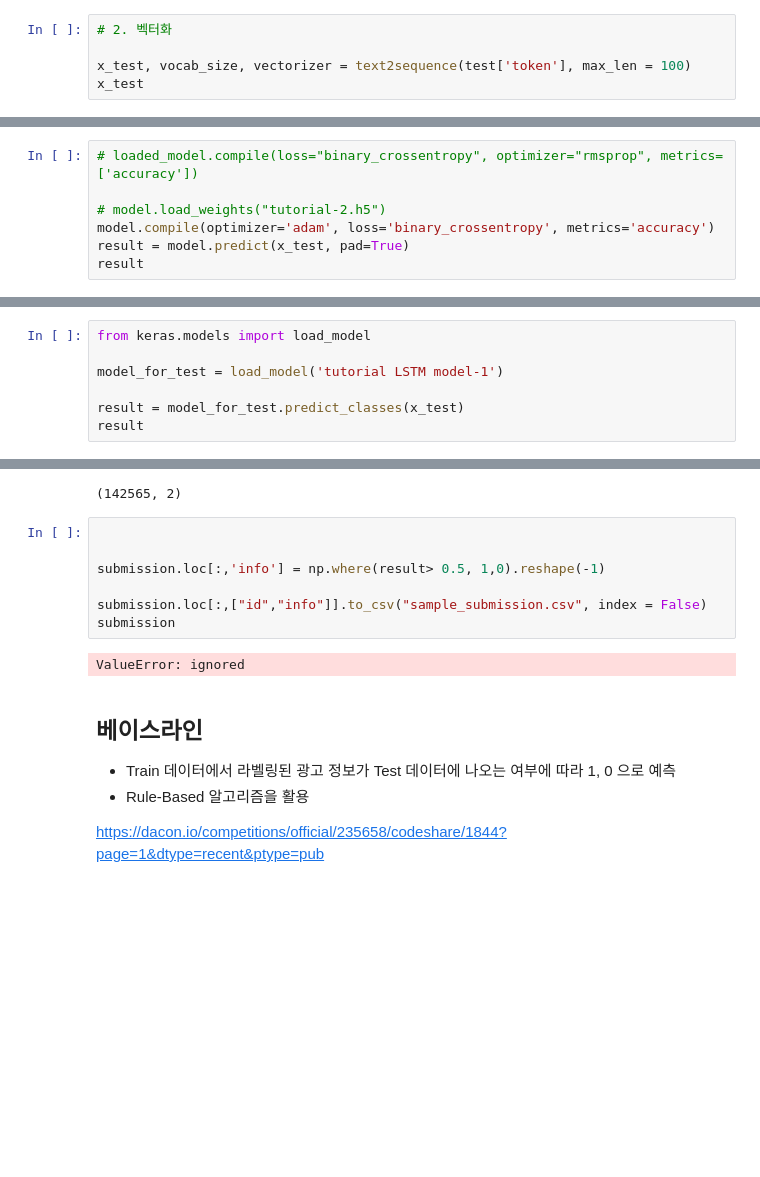
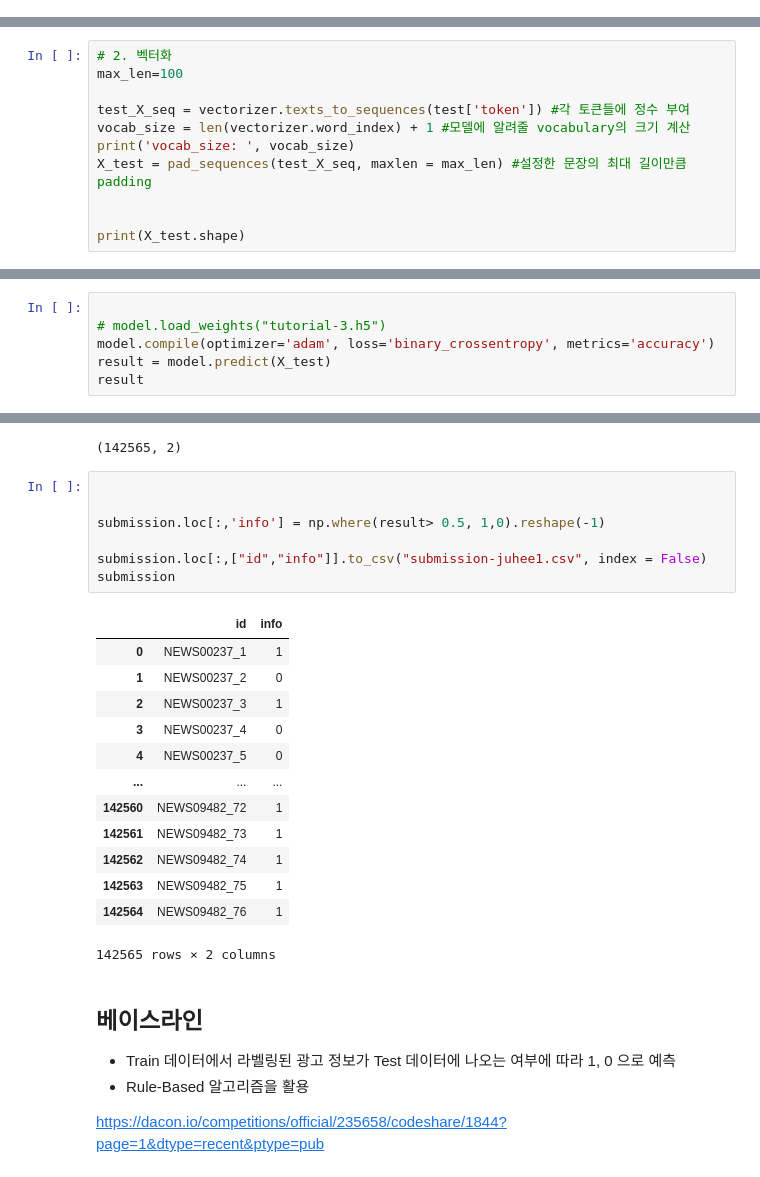
Before and after one commit to juhee3199/fake-news-detection, a Jupyter notebook: tutorial_2.ipynb, the cells around one changed output, grey strips where cells are left out. Saved outputs shown, nothing was run; the diff lists cells and outputs as text; blank space fills up the shorter version.

```diff
--- a/tutorial_2.ipynb
+++ b/tutorial_2.ipynb
@@ -393,8 +487,3 @@ test['token']
 142563                      [년, 한국, tv, 대중, 대, 인터넷, 연결, 된다]
 142564                      [년, 한국, tv, 대중, 대, 인터넷, 연결, 된다]
 Name: token, Length: 142565, dtype: object
-# %%
-# 2. 벡터화
-
-x_test, vocab_size, vectorizer = text2sequence(test['token'], max_len = 100)
-x_test
@@ -426,0 +490,11 @@ embedding_matrix.shape
+# %%
+# 2. 벡터화
+max_len=100
+
+test_X_seq = vectorizer.texts_to_sequences(test['token']) #각 토큰들에 정수 부여
+vocab_size = len(vectorizer.word_index) + 1 #모델에 알려줄 vocabulary의 크기 계산
+print('vocab_size: ', vocab_size)
+X_test = pad_sequences(test_X_seq, maxlen = max_len) #설정한 문장의 최대 길이만큼 padding
+
+
+print(X_test.shape)
@@ -427,8 +504,7 @@ embedding_matrix.shape
 # %%
-# loaded_model.compile(loss="binary_crossentropy", optimizer="rmsprop", metrics=['accuracy'])
 
-# model.load_weights("tutorial-2.h5")
+# model.load_weights("tutorial-3.h5")
 model.compile(optimizer='adam', loss='binary_crossentropy', metrics='accuracy')
-result = model.predict(x_test, pad=True)
+result = model.predict(X_test)
 result
 # %% [output]
@@ -436,7 +518,0 @@ TypeError: ignored
-# %%
-from keras.models import load_model
-
-model_for_test = load_model('tutorial LSTM model-1')
-
-result = model_for_test.predict_classes(x_test)
-result
@@ -466,12 +539,24 @@ submission.shape
 # %%
 
 
 submission.loc[:,'info'] = np.where(result> 0.5, 1,0).reshape(-1)
 
-submission.loc[:,["id","info"]].to_csv("sample_submission.csv", index = False)
+submission.loc[:,["id","info"]].to_csv("submission-juhee1.csv", index = False)
 submission
 # %% [output]
+|  | id | info |
+| 0 | NEWS00237_1 | 1 |
+| 1 | NEWS00237_2 | 0 |
+| 2 | NEWS00237_3 | 1 |
+| 3 | NEWS00237_4 | 0 |
+| 4 | NEWS00237_5 | 0 |
+| ... | ... | ... |
+| 142560 | NEWS09482_72 | 1 |
+| 142561 | NEWS09482_73 | 1 |
+| 142562 | NEWS09482_74 | 1 |
+| 142563 | NEWS09482_75 | 1 |
+| 142564 | NEWS09482_76 | 1 |
-ValueError: ignored
+142565 rows × 2 columns
 # %% [markdown]
 ##  베이스라인
 
```
Also changed, not shown: parts of 24 cells of this notebook.
